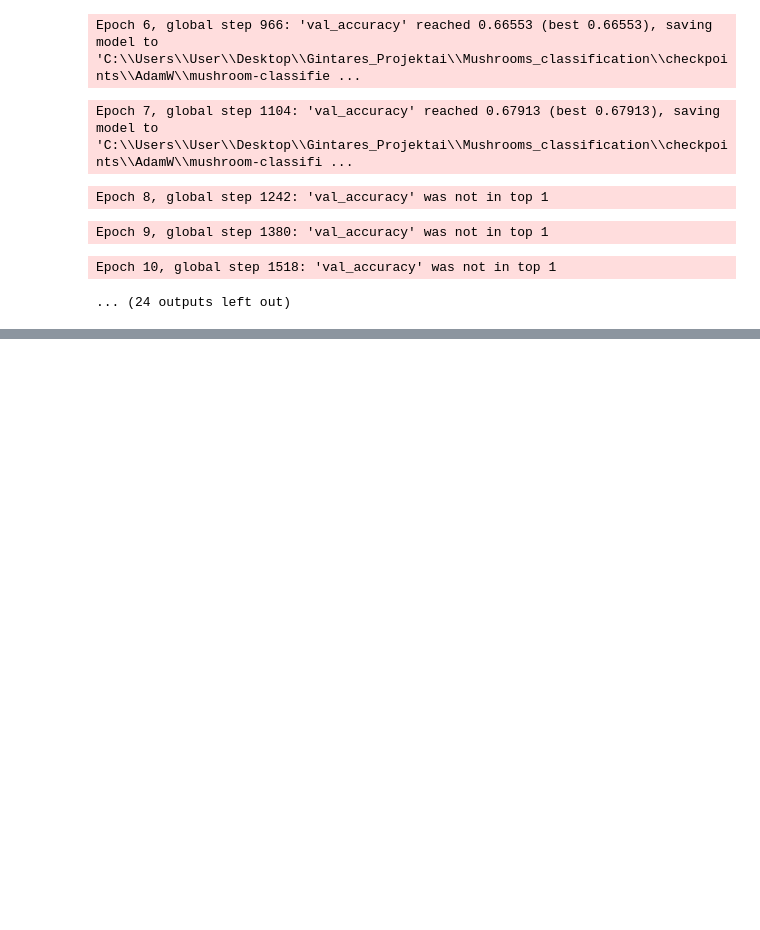
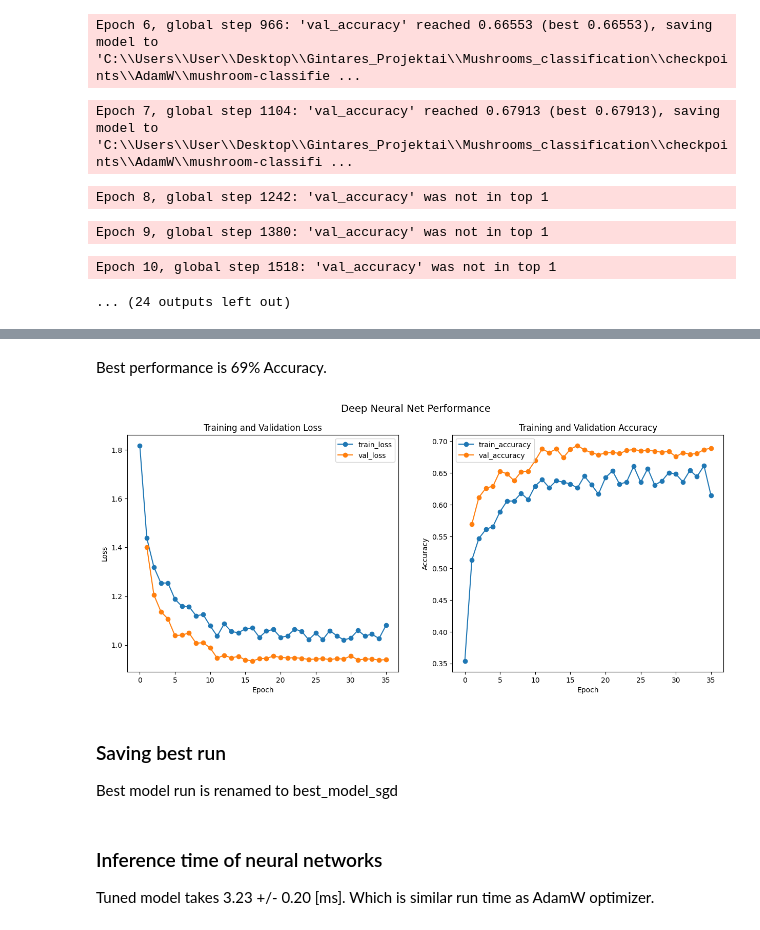
Before and after one commit to gkukse/Mushrooms_classification, a Jupyter notebook: Model.ipynb, the cells around one changed output, grey strips where cells are left out. Drawn from its saved outputs; the diff is of its cells as text; code cells hidden in the pictures; blank space fills up the shorter version.

```diff
--- a/Model.ipynb
+++ b/Model.ipynb
@@ -652,5 +637,26 @@ class MyLightningModule_SGD(LightningModule):
 # %%
 model = MyLightningModule_SGD(num_classes=num_classes, learning_rate=1e-3, weight_decay=1e-2, scheduler_step_size=10, scheduler_gamma=0.1)
 
+
+# Define the checkpoint callback
+checkpoint_callback = ModelCheckpoint(
+    monitor='val_accuracy',
+    mode='max',
+    save_top_k=1,
+    verbose=True,
+    dirpath='checkpoints\SGD',
+    filename='mushroom-classifier-{epoch:02d}-{val_accuracy:.2f}'
+)
+
+# Define TensorBoard logger
+tb_logger = TensorBoardLogger("tb_logs\SGD", name="mushroom_classification")
+
+trainer = Trainer(
+    max_epochs= 35,
+    callbacks=[checkpoint_callback],
+    log_every_n_steps=1,
+    logger=tb_logger
+)
+
 trainer.fit(model, train_loader, val_loader)
 # %% [output]
@@ -687 +691,10 @@ Epoch 10, global step 1518: 'val_accuracy' reached 0.67184 (best 0.67184), savin
 ... (24 outputs left out)
+# %% [markdown]
+Best performance is 69% Accuracy.
+# %%
+help_tool.loss_accuracy_plots('tb_logs\SGD\mushroom_classification\\version_2\\events.out.tfevents.1722497661.Sharaz-PC.17060.3', batch_size, train_loader)
+# %% [output]
+[figure, added]
+# %% [markdown]
+### Saving best run
+Best model run is renamed to best_model_sgd
@@ -692,3 +709,6 @@ best_model_sgd = torch.load('transfer_learning_model_SGD.pth')
+# %% [markdown]
+### Inference time of neural networks
+Tuned model takes 3.23 +/- 0.20 [ms]. Which is similar run time as AdamW optimizer.
 # %%
 help_tool.mean_inference_time(best_model_sgd)
 # %% [output]
```
Also changed, not shown: parts of 72 cells of this notebook, 6 other files.
